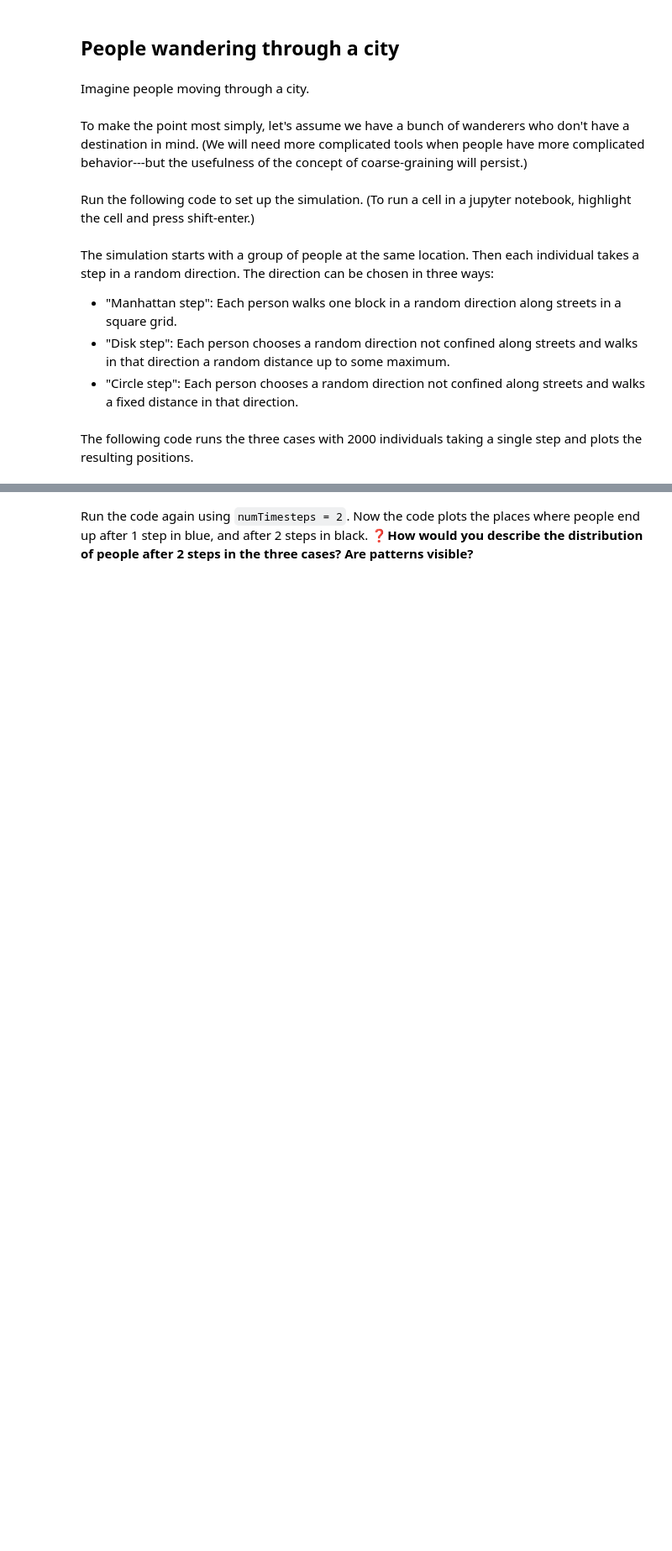
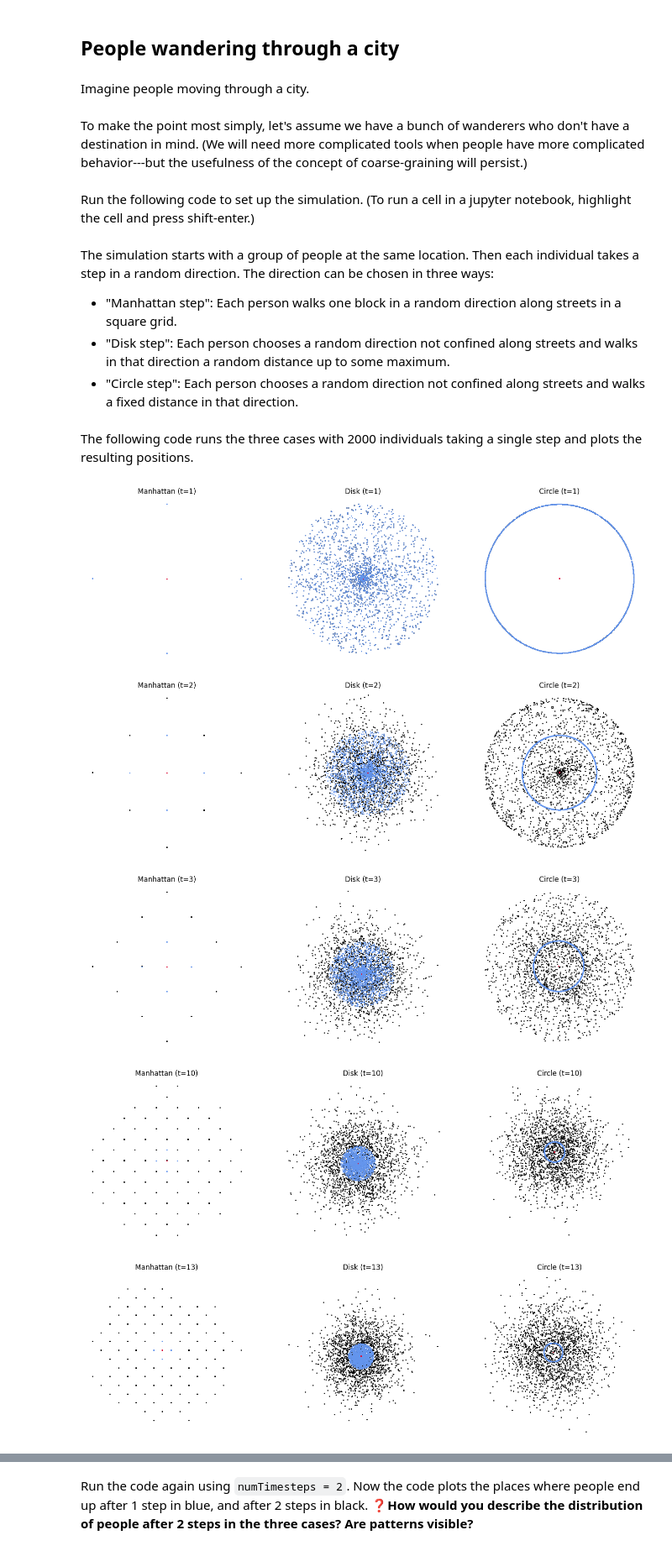
Before and after one commit to peterdresslar/CAS-503-Collectives, a Jupyter notebook: zaphod/1-CoarseGraining.ipynb, the cells around one changed output, grey strips where cells are left out. Shown at 84% size. Drawn from its saved outputs; the diff is of its cells as text; code cells hidden in the pictures; blank space fills up the shorter version.

```diff
--- a/zaphod/1-CoarseGraining.ipynb
+++ b/zaphod/1-CoarseGraining.ipynb
@@ -26,7 +26,7 @@ import scipy.stats
 import numpy as np
 import matplotlib.pyplot as plt
 
-def simulate2Ddiffusion(initialState,oneStepFunction,numTimesteps,seed=123):
+def simulate2Ddiffusion(initialState, oneStepFunction, numTimesteps, seed=123):
     """
     Simulates a 2-dimensional diffusion process with particles moving at each timepoint from
     their current position to a new one according to a given single-step function.
@@ -37,16 +37,16 @@ def simulate2Ddiffusion(initialState,oneStepFunction,numTimesteps,seed=123):
 
     Returns:
 
-    stateHistory        : a (numTimesteps x N x 2) array containing the 2D positions of N particles
-                          over time
+    stateHistory        : a ((numTimesteps + 1) x N x 2) array containing the 2D positions of N particles
+                          over time (including the initial state at t=0)
     """
     np.random.seed(seed)
     stateHistory = []
     currentState = np.copy(initialState)
-    for i in range(numTimesteps+1):
+    for i in range(numTimesteps + 1):
         stateHistory.append(currentState)
         currentState = oneStepFunction(currentState)
-    return np.array( stateHistory )
+    return np.array(stateHistory)
 
 def squareStep(state,width=1):
     """
@@ -97,18 +97,32 @@ The simulation starts with a group of people at the same location.  Then each in
 # %% [markdown]
 The following code runs the three cases with 2000 individuals taking a single step and plots the resulting positions.
 # %%
-N = 2000 # number of individual people to simulate
-numTimesteps = 1 # number of timesteps to simulate
+N = 2000  # number of individual people to simulate
+numTimestepses = [1, 2, 3, 10, 13, 17, 22, 27, 35, 10000, 100000]  # number of timesteps to simulate
 
-# run the simulation for three types of steps: Manhattan, Disk, and Circle
-initialState = np.zeros((N,2))
-statesManhattan = simulate2Ddiffusion(initialState,manhattanStep,numTimesteps,seed=123)
-statesDisk = simulate2Ddiffusion(initialState,diskStep,numTimesteps,seed=126)
-statesCircle = simulate2Ddiffusion(initialState,circleStep,numTimesteps,seed=128)
+# initial locations: everyone starts at the origin
+initialState = np.zeros((N, 2))
 
-# plot positions after one step in blue and after numTimesteps steps in black
-plt.figure(figsize=(17,5))
-for i,states,name in zip(range(3),[statesManhattan,statesDisk,statesCircle],['Manhattan','Disk','Circle']):
-    plt.subplot(1,3,i+1)
-    plotSteps(states,[numTimesteps,1,0],['black','cornflowerblue','crimson'])
-    plt.title(name)
+
+for numTimesteps in numTimestepses:
+    # run the simulation for three types of steps: Manhattan, Disk, and Circle
+    statesManhattan = simulate2Ddiffusion(initialState, manhattanStep, numTimesteps, seed=123)
+    statesDisk = simulate2Ddiffusion(initialState, diskStep, numTimesteps, seed=126)
+    statesCircle = simulate2Ddiffusion(initialState, circleStep, numTimesteps, seed=128)
+
+    # plot positions at t=0 (crimson), t=1 (cornflowerblue), and t=numTimesteps (black)
+    plt.figure(figsize=(17, 5))
+    for i, states, name in zip(
+        range(3),
+        [statesManhattan, statesDisk, statesCircle],
+        ["Manhattan", "Disk", "Circle"],
+    ):
+        plt.subplot(1, 3, i + 1)
+        plotSteps(states, [numTimesteps, 1, 0], ["black", "cornflowerblue", "crimson"])
+        plt.title(f"{name} (t={numTimesteps})")
+# %% [output]
+[figure, added]
+[figure, added]
+[figure, added]
+[figure, added]
+[figure, added]
```
Also changed, not shown: parts of 6 cells of this notebook, 1 other file.
